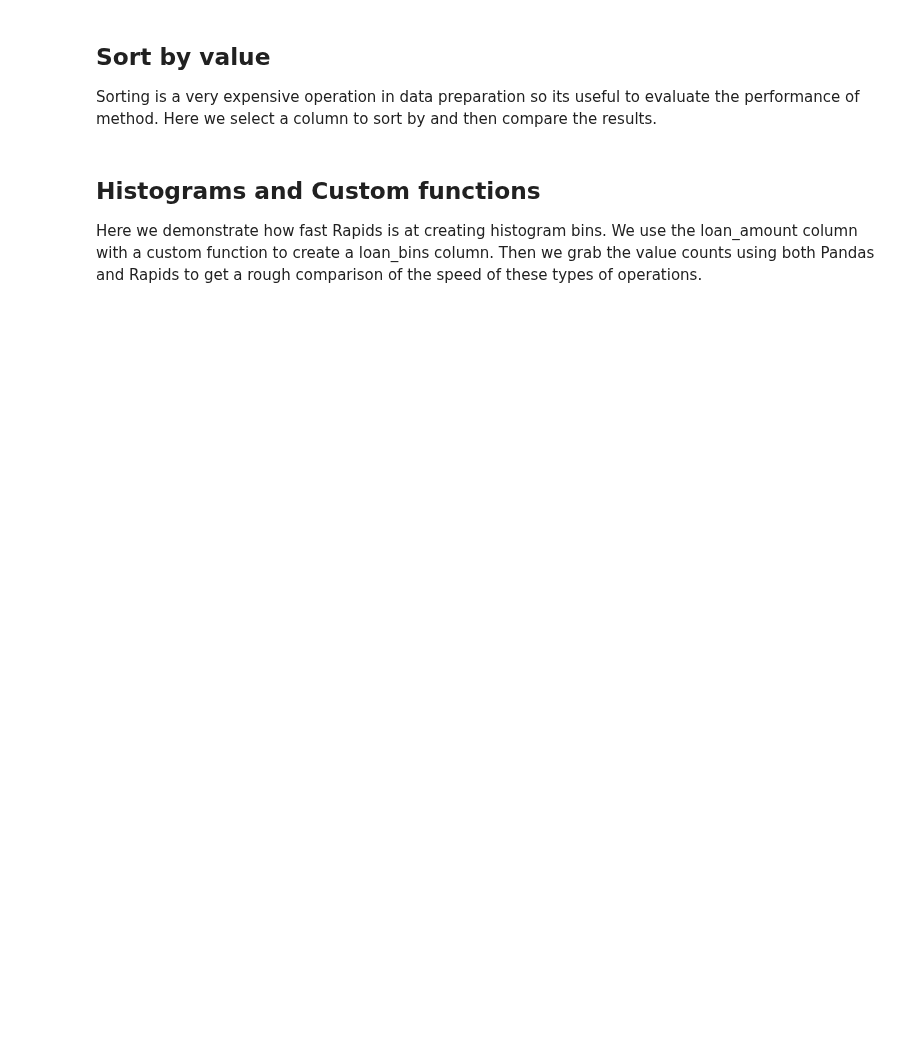
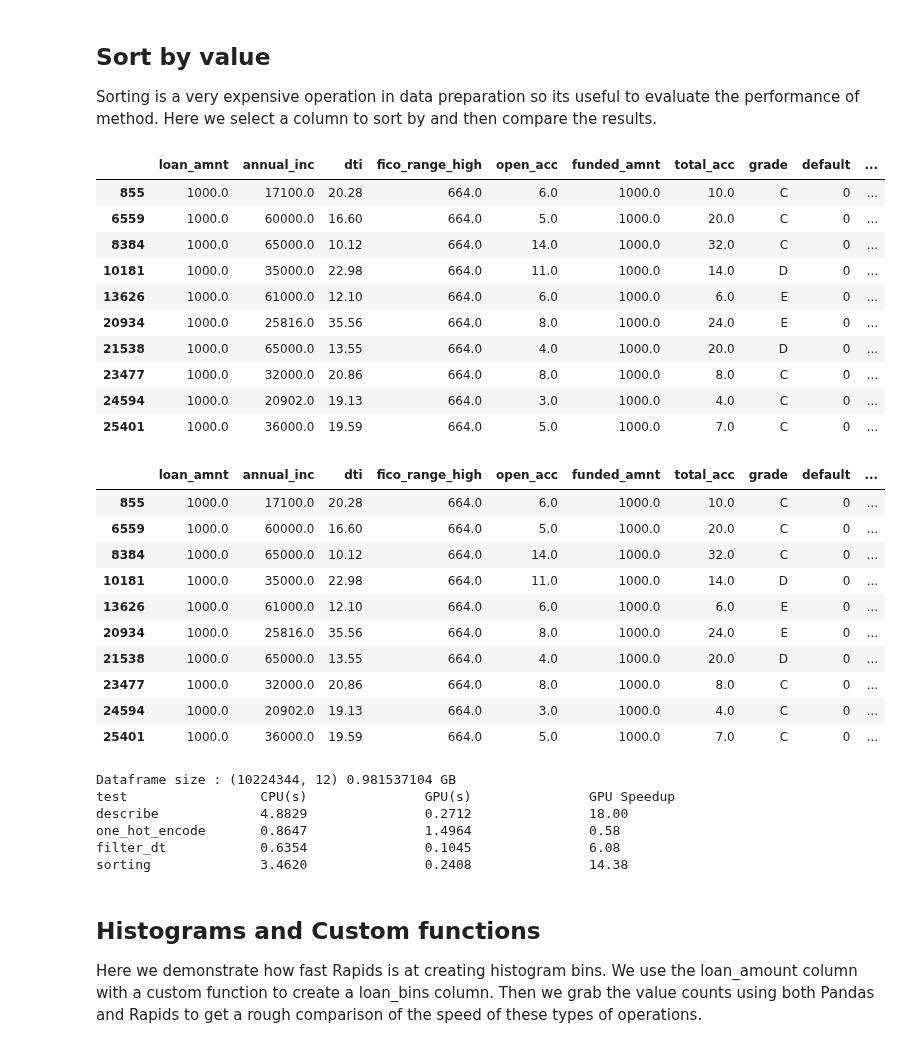
Before and after one commit to dustinvanstee/aicoc-ai-immersion, a Jupyter notebook: Rapids/01-Rapids-LendingClub-TechU.ipynb, the cells around one changed output. Drawn from its saved outputs; the diff is of its cells as text; code cells hidden in the pictures; blank space fills up the shorter version.

```diff
--- a/Rapids/01-Rapids-LendingClub-TechU.ipynb
+++ b/Rapids/01-Rapids-LendingClub-TechU.ipynb
@@ -564,26 +587,56 @@ run_times.display_results()
 Sorting is a very expensive operation in data preparation so its useful to evaluate the performance of method.  Here we select a column to sort by and then compare the results.
 # %%
 # CPU / pandas
-sort_cpu=loan_pdf.sort_values(by='fico_range_high')
+sort_cpu=loan_pdf.sort_values(by=['fico_range_high','loan_amnt'],ascending=True)
 # %%
 # GPU / Rapids
-sort_gpu=loan_rdf.sort_values(by='fico_range_high')
+sort_gpu=loan_rdf.sort_values(by=['fico_range_high','loan_amnt'],ascending=True)
 # %%
 # compare results
-display(sort_cpu.head())
-pgdf(sort_gpu.head())
+display(sort_cpu.head(10))
+pgdf(sort_gpu.head(10))
+# %% [output]
+|  | loan_amnt | annual_inc | dti | fico_range_high | open_acc | funded_amnt | total_acc | grade | default | ... |
+| 855 | 1000.0 | 17100.0 | 20.28 | 664.0 | 6.0 | 1000.0 | 10.0 | C | 0 | ... |
+| 6559 | 1000.0 | 60000.0 | 16.60 | 664.0 | 5.0 | 1000.0 | 20.0 | C | 0 | ... |
+| 8384 | 1000.0 | 65000.0 | 10.12 | 664.0 | 14.0 | 1000.0 | 32.0 | C | 0 | ... |
+| 10181 | 1000.0 | 35000.0 | 22.98 | 664.0 | 11.0 | 1000.0 | 14.0 | D | 0 | ... |
+| 13626 | 1000.0 | 61000.0 | 12.10 | 664.0 | 6.0 | 1000.0 | 6.0 | E | 0 | ... |
+| 20934 | 1000.0 | 25816.0 | 35.56 | 664.0 | 8.0 | 1000.0 | 24.0 | E | 0 | ... |
+| 21538 | 1000.0 | 65000.0 | 13.55 | 664.0 | 4.0 | 1000.0 | 20.0 | D | 0 | ... |
+| 23477 | 1000.0 | 32000.0 | 20.86 | 664.0 | 8.0 | 1000.0 | 8.0 | C | 0 | ... |
+| 24594 | 1000.0 | 20902.0 | 19.13 | 664.0 | 3.0 | 1000.0 | 4.0 | C | 0 | ... |
+| 25401 | 1000.0 | 36000.0 | 19.59 | 664.0 | 5.0 | 1000.0 | 7.0 | C | 0 | ... |
+|  | loan_amnt | annual_inc | dti | fico_range_high | open_acc | funded_amnt | total_acc | grade | default | ... |
+| 855 | 1000.0 | 17100.0 | 20.28 | 664.0 | 6.0 | 1000.0 | 10.0 | C | 0 | ... |
+| 6559 | 1000.0 | 60000.0 | 16.60 | 664.0 | 5.0 | 1000.0 | 20.0 | C | 0 | ... |
+| 8384 | 1000.0 | 65000.0 | 10.12 | 664.0 | 14.0 | 1000.0 | 32.0 | C | 0 | ... |
+| 10181 | 1000.0 | 35000.0 | 22.98 | 664.0 | 11.0 | 1000.0 | 14.0 | D | 0 | ... |
+| 13626 | 1000.0 | 61000.0 | 12.10 | 664.0 | 6.0 | 1000.0 | 6.0 | E | 0 | ... |
+| 20934 | 1000.0 | 25816.0 | 35.56 | 664.0 | 8.0 | 1000.0 | 24.0 | E | 0 | ... |
+| 21538 | 1000.0 | 65000.0 | 13.55 | 664.0 | 4.0 | 1000.0 | 20.0 | D | 0 | ... |
+| 23477 | 1000.0 | 32000.0 | 20.86 | 664.0 | 8.0 | 1000.0 | 8.0 | C | 0 | ... |
+| 24594 | 1000.0 | 20902.0 | 19.13 | 664.0 | 3.0 | 1000.0 | 4.0 | C | 0 | ... |
+| 25401 | 1000.0 | 36000.0 | 19.59 | 664.0 | 5.0 | 1000.0 | 7.0 | C | 0 | ... |
 # %%
 # export
 # Sorting Record results
 def sort_cpu():
-    loan_pdf.sort_values(by='fico_range_high')
+    loan_pdf.sort_values(by=['fico_range_high','loan_amnt'],ascending=True)
 
 def sort_gpu():
-    loan_rdf.sort_values(by='fico_range_high')
+    loan_rdf.sort_values(by=['fico_range_high','loan_amnt'],ascending=True)
 
 run_times.add_result("sorting", "cpu", time_command(sort_cpu, repeat=2))
 run_times.add_result("sorting", "gpu", time_command(sort_gpu, repeat=2))
 run_times.display_results()
+# %% [output]
+Dataframe size : (10224344, 12) 0.981537104 GB
+test                 CPU(s)               GPU(s)               GPU Speedup
+describe             4.8829               0.2712               18.00
+one_hot_encode       0.8647               1.4964               0.58
+filter_dt            0.6354               0.1045               6.08
+sorting              3.4620               0.2408               14.38
 # %% [markdown]
 ## Histograms and Custom functions
 
```
Also changed, not shown: parts of 26 cells of this notebook.
